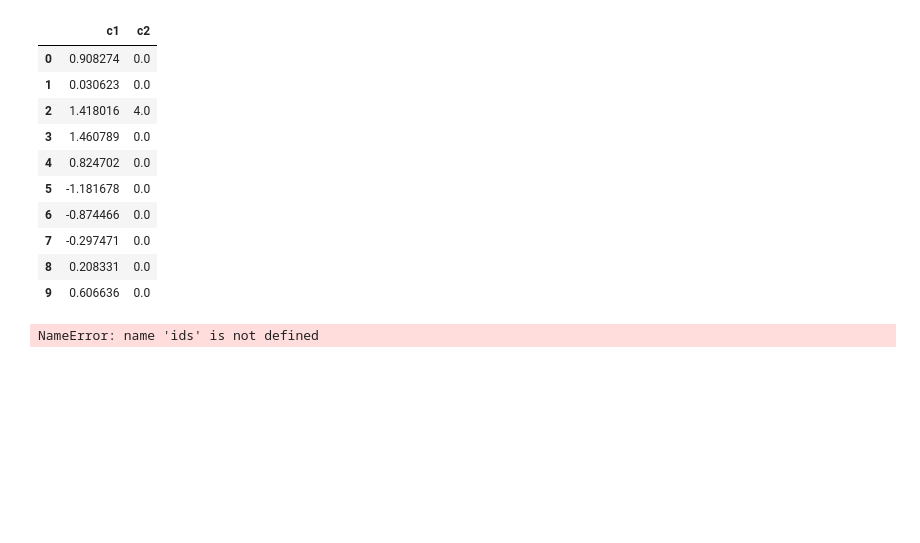
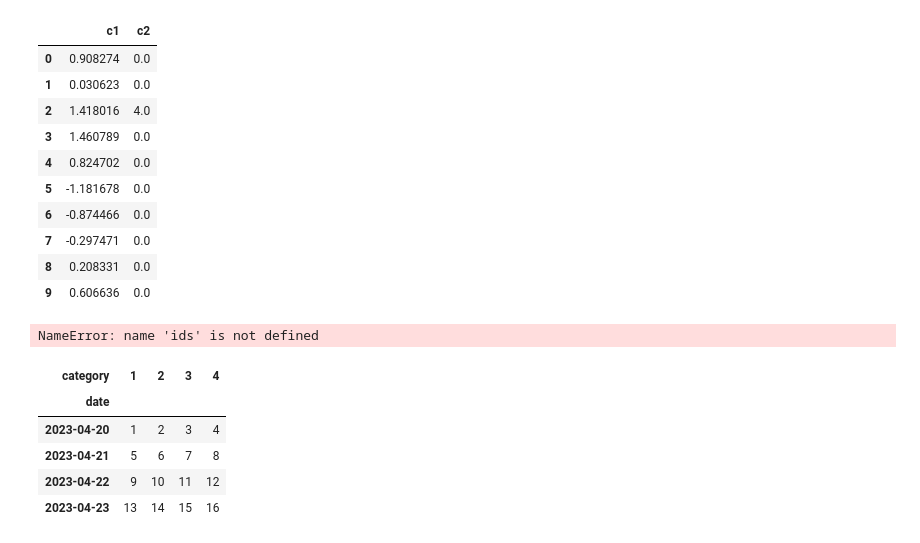
Before and after one commit to siemfenne/dataminingtechniques, a Jupyter notebook: assignment1/data_investigation.ipynb, the cells around one changed output. Cells and saved outputs as stored; diff of their text form; code cells hidden in the pictures; blank space fills up the shorter version.

```diff
--- a/assignment1/data_investigation.ipynb
+++ b/assignment1/data_investigation.ipynb
@@ -404,3 +404,19 @@ for ax_row in axs:
 plt.show()
 # %% [output]
 NameError: name 'ids' is not defined
+# %%
+import pandas as pd
+
+# example dataframe with multi-index
+dates = pd.date_range('2023-04-20', periods=4)
+categories = [1, 2, 3, 4]
+multi_index = pd.MultiIndex.from_product([dates, categories], names=['date', 'category'])
+data = pd.DataFrame({'value': [1, 2, 3, 4, 5, 6, 7, 8, 9, 10, 11, 12, 13, 14, 15, 16]}, index=multi_index)
+data.reset_index().pivot(index='date', columns='category', values='value')
+# %% [output]
+| category | 1 | 2 | 3 | 4 |
+| date |  |  |  |  |
+| 2023-04-20 | 1 | 2 | 3 | 4 |
+| 2023-04-21 | 5 | 6 | 7 | 8 |
+| 2023-04-22 | 9 | 10 | 11 | 12 |
+| 2023-04-23 | 13 | 14 | 15 | 16 |
```
Also changed, not shown: parts of 5 cells of this notebook, 6 other files.
